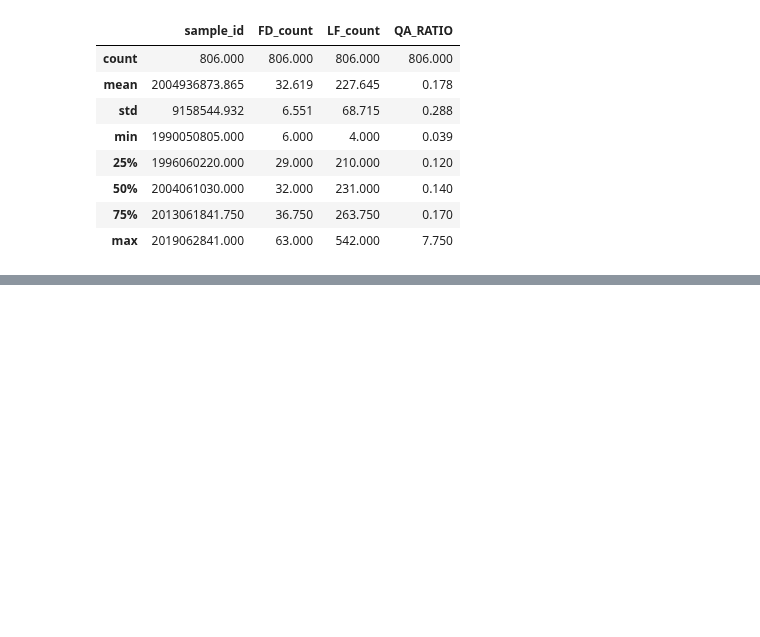
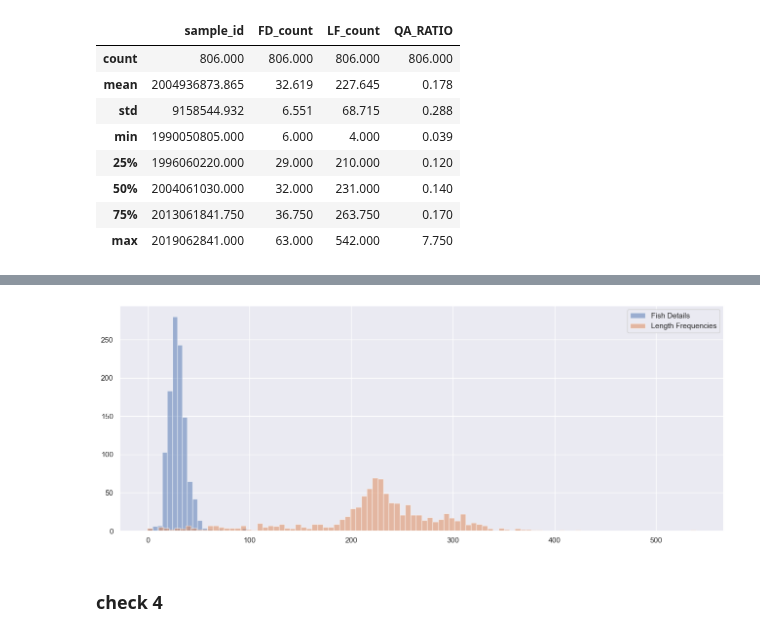
Before and after one commit to dfo-gulf-science/Gaspereau, a Jupyter notebook: 8. Data Wrangling - matching and creating tables.ipynb, the cells around one changed output, grey strips where cells are left out. Cells and saved outputs as stored; diff of their text form; code cells hidden in the pictures; blank space fills up the shorter version.

```diff
--- a/8. Data Wrangling - matching and creating tables.ipynb
+++ b/8. Data Wrangling - matching and creating tables.ipynb
@@ -606,2 +665,19 @@ display(df_FD[df_FD.DATETIME == '2007-06-02'])
+# %%
+fig, ax = plt.subplots(figsize=(16, 6))
+bins = 20
+
+plt.hist(pd.DataFrame(df_FD.groupby('sample_id')['FISH_NO'].max()), bins=bins, alpha=0.5, label='Fish Details', density=False, align='left')
+plt.hist(pd.DataFrame(df_LF.groupby('id')['freq'].sum()), bins=bins*5, alpha=0.5, label='Length Frequencies', density=False, align='left')
+
+plt.legend(loc='upper right')
+
+plt.show()
+
+# looks like a 1-5% error rate would be reasonable with uncorrelated dates/ids
+# we got 1 error out of 10000 ids, seems like the dates are coherent
+# %% [output]
+[figure, added]
+# %% [markdown]
+### check 4
 # %%
 # also check samples weights
```
Also changed, not shown: parts of 47 cells of this notebook.
